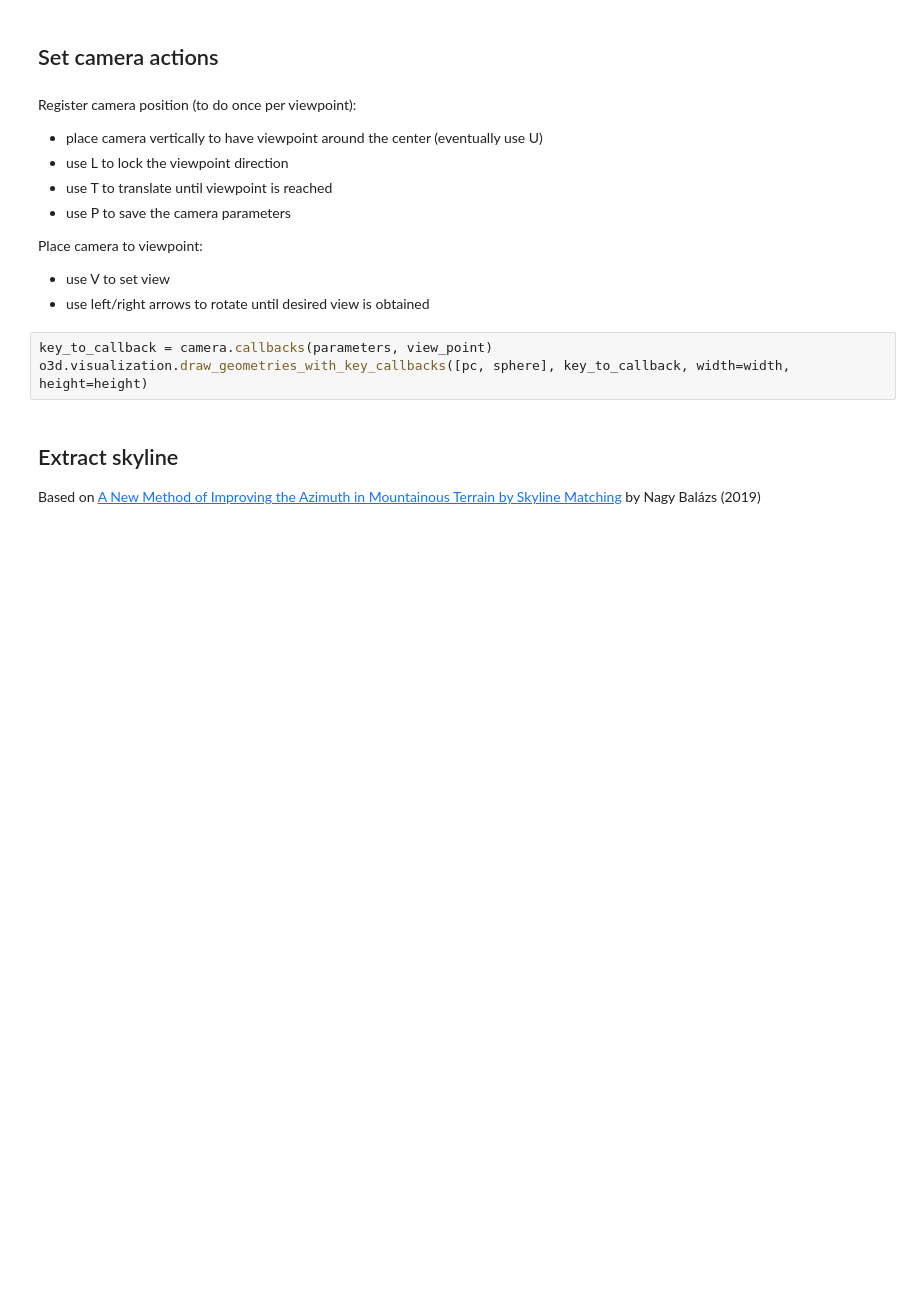
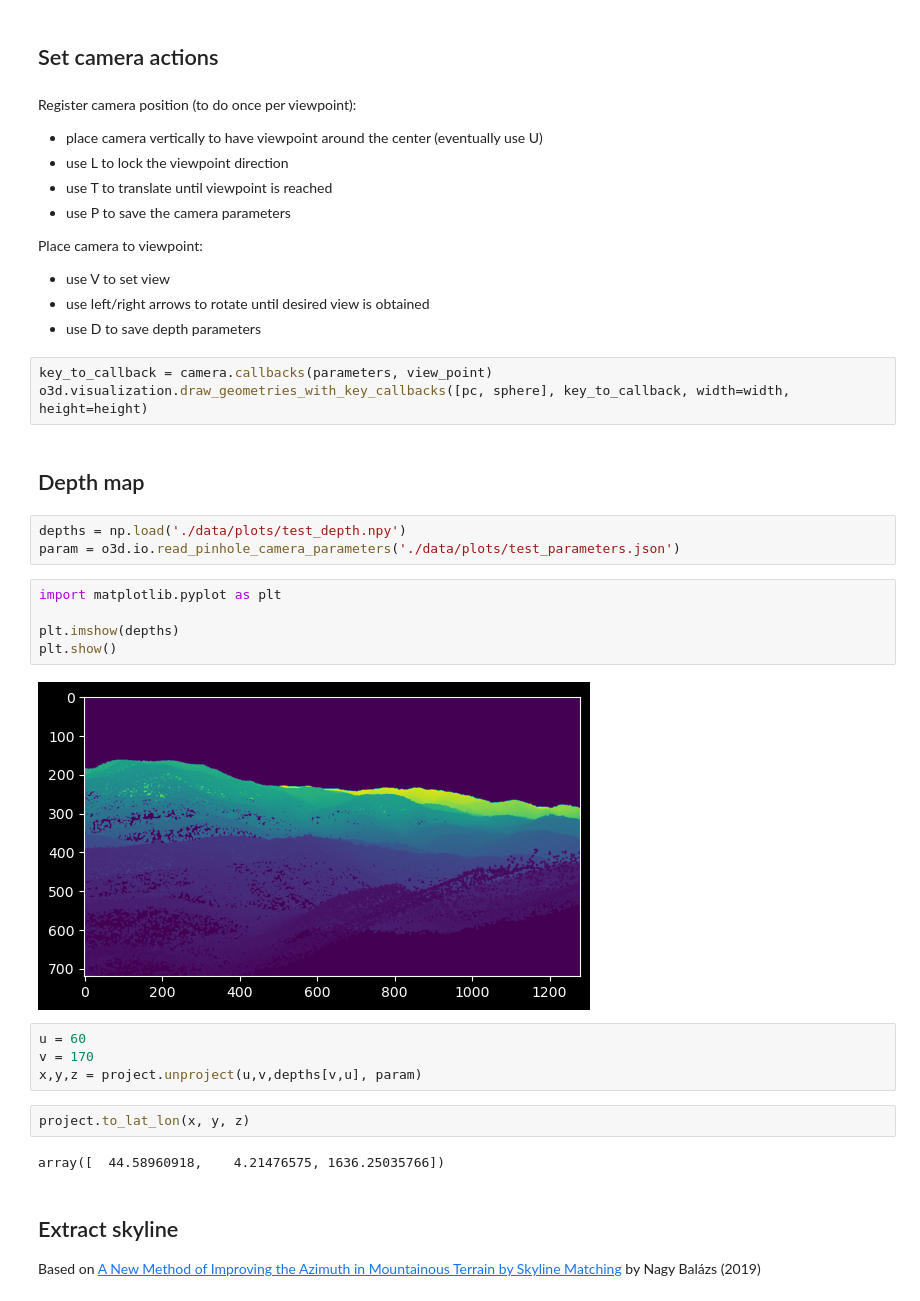
Before and after one commit to pyronear/smoke-localization, a Jupyter notebook: lidar/visualize_terrain.ipynb, the cells around one changed output. Drawn from its saved outputs; the diff is of its cells as text; blank space fills up the shorter version.

Commit message:
retrieve coordinates from depth

```diff
--- a/lidar/visualize_terrain.ipynb
+++ b/lidar/visualize_terrain.ipynb
@@ -70,9 +69,30 @@ Register camera position (to do once per viewpoint):
 Place camera to viewpoint:
 - use V to set view
 - use left/right arrows to rotate until desired view is obtained
+- use D to save depth parameters
 # %%
 key_to_callback = camera.callbacks(parameters, view_point)
 o3d.visualization.draw_geometries_with_key_callbacks([pc, sphere], key_to_callback, width=width, height=height)
+# %% [markdown]
+## Depth map
+# %%
+depths = np.load('./data/plots/test_depth.npy')
+param = o3d.io.read_pinhole_camera_parameters('./data/plots/test_parameters.json')
+# %%
+import matplotlib.pyplot as plt
+
+plt.imshow(depths)
+plt.show()
+# %% [output]
+[figure, added]
+# %%
+u = 60
+v = 170
+x,y,z = project.unproject(u,v,depths[v,u], param)
+# %%
+project.to_lat_lon(x, y, z)
+# %% [output]
+array([  44.58960918,    4.21476575, 1636.25035766])
 # %% [markdown]
 ## Extract skyline
 Based on [A New Method of Improving the Azimuth in Mountainous Terrain by Skyline Matching](https://link.springer.com/article/10.1007/s41064-020-00093-1) by Nagy Balázs (2019)
```
Also changed, not shown: parts of 1 cell of this notebook, 6 other files.
